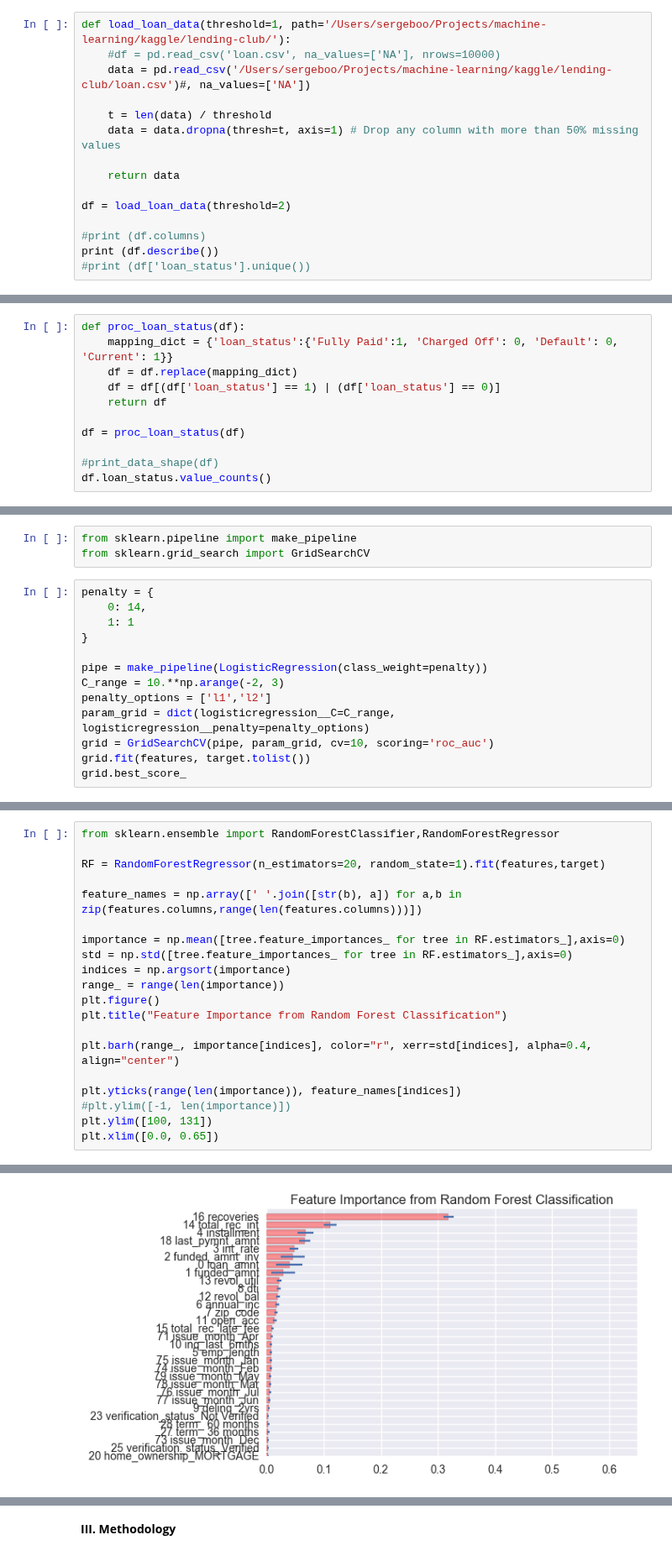
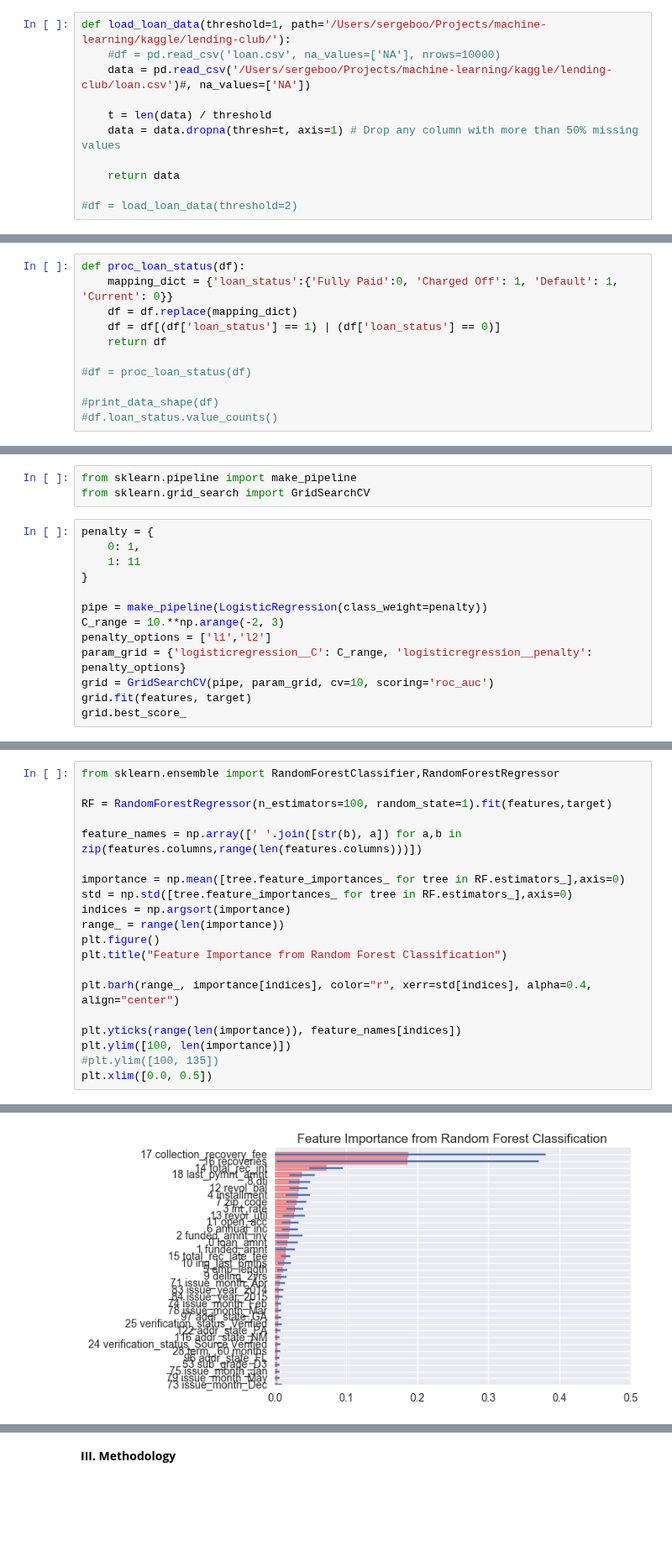
Before and after one commit to Vaultica/Projects, a Jupyter notebook: machine-learning/projects/capstone/Lending Club Capstone Project Notebook.ipynb, the cells around one changed output, grey strips where cells are left out. Shown at 84% size. Drawn from its saved outputs; the diff is of its cells as text; blank space fills up the shorter version.

```diff
--- a/machine-learning/projects/capstone/Lending Club Capstone Project Notebook.ipynb
+++ b/machine-learning/projects/capstone/Lending Club Capstone Project Notebook.ipynb
@@ -30,8 +30,4 @@ def load_loan_data(threshold=1, path='/Users/sergeboo/Projects/machine-learning/
 
     return data
 
-df = load_loan_data(threshold=2)
-
-#print (df.columns)
-print (df.describe())
-#print (df['loan_status'].unique())
+#df = load_loan_data(threshold=2)
@@ -326,12 +284,12 @@ sns.heatmap(cor, vmax=.8, square=True)
 Create Binary Classifier
 # %%
 def proc_loan_status(df):
-    mapping_dict = {'loan_status':{'Fully Paid':1, 'Charged Off': 0, 'Default': 0, 'Current': 1}}
+    mapping_dict = {'loan_status':{'Fully Paid':0, 'Charged Off': 1, 'Default': 1, 'Current': 0}}
     df = df.replace(mapping_dict)
     df = df[(df['loan_status'] == 1) | (df['loan_status'] == 0)]
     return df
 
-df = proc_loan_status(df)
+#df = proc_loan_status(df)
 
 #print_data_shape(df)
-df.loan_status.value_counts()
+#df.loan_status.value_counts()
@@ -716,15 +644,15 @@ from sklearn.pipeline import make_pipeline
 from sklearn.grid_search import GridSearchCV
 # %%
 penalty = {
-    0: 14,
-    1: 1
+    0: 1,
+    1: 11
 }
 
 pipe = make_pipeline(LogisticRegression(class_weight=penalty))
 C_range = 10.**np.arange(-2, 3)
 penalty_options = ['l1','l2']
-param_grid = dict(logisticregression__C=C_range, logisticregression__penalty=penalty_options)
+param_grid = {'logisticregression__C': C_range, 'logisticregression__penalty': penalty_options}
 grid = GridSearchCV(pipe, param_grid, cv=10, scoring='roc_auc')
-grid.fit(features, target.tolist())
+grid.fit(features, target)
 grid.best_score_
 # %% [output]
@@ -736,7 +840,7 @@ NameError: name 'grid' is not defined
 # %%
 from sklearn.ensemble import RandomForestClassifier,RandomForestRegressor
 
-RF = RandomForestRegressor(n_estimators=20, random_state=1).fit(features,target)
+RF = RandomForestRegressor(n_estimators=100, random_state=1).fit(features,target)
 
 feature_names = np.array([' '.join([str(b), a]) for a,b in zip(features.columns,range(len(features.columns)))])
 
@@ -750,7 +854,7 @@ plt.title("Feature Importance from Random Forest Classification")
 plt.barh(range_, importance[indices], color="r", xerr=std[indices], alpha=0.4, align="center")
 
 plt.yticks(range(len(importance)), feature_names[indices])
-#plt.ylim([-1, len(importance)])
-plt.ylim([100, 131])
-plt.xlim([0.0, 0.65])
+plt.ylim([100, len(importance)])
+#plt.ylim([100, 135])
+plt.xlim([0.0, 0.5])
 # %% [output]
@@ -758,4 +862,4 @@ plt.xlim([0.0, 0.65])
-[figure, old version]
+[figure, new version]
 # %% [markdown]
 *Benchmark*
 
```
Also changed, not shown: parts of 36 cells of this notebook.
